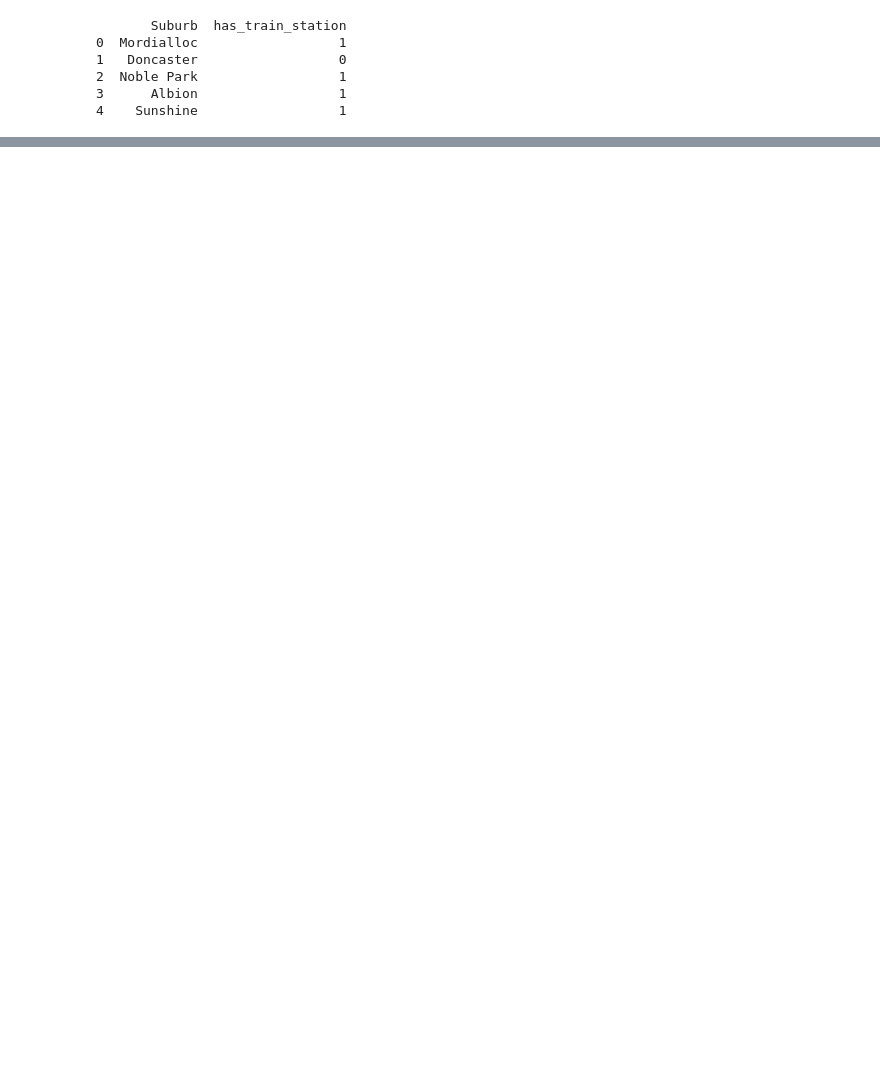
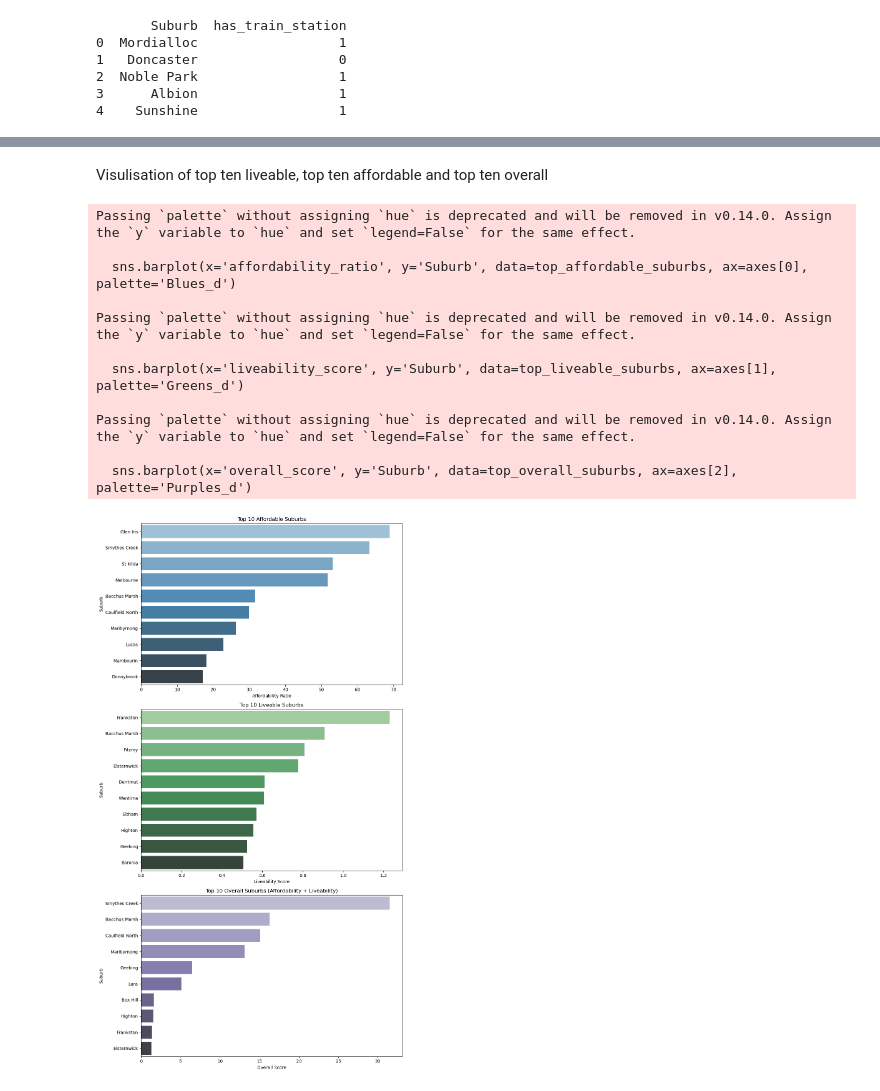
Before and after one commit to MAST30034-AppliedDataScience/project-2-group-real-estate-industry-project-19, a Jupyter notebook: notebooks/livability and affordability analysis.ipynb, the cells around one changed output, grey strips where cells are left out. Cells and saved outputs as stored; diff of their text form; code cells hidden in the pictures; blank space fills up the shorter version.

Commit message:
most liveable and affordable suburbs

```diff
--- a/notebooks/livability and affordability analysis.ipynb
+++ b/notebooks/livability and affordability analysis.ipynb
@@ -47,0 +204,57 @@ print(rental_df[['Suburb', 'has_train_station']].head())
+# %% [markdown]
+Visulisation of top ten liveable, top ten affordable and top ten overall
+# %%
+import pandas as pd
+import matplotlib.pyplot as plt
+import seaborn as sns
+
+# File path for the dataset with rankings
+grouped_data_path = '/home/Daniel Bi/project two/data/landing/rental_with_overall_scores.csv'
+
+# Step 1: Load the dataset
+grouped_df = pd.read_csv(grouped_data_path)
+
+# Step 2: Extract the top 10 suburbs for affordability, liveability, and overall score
+top_affordable_suburbs = grouped_df.sort_values('affordability_ratio', ascending=False)[['Suburb', 'affordability_ratio']].head(10)
+top_liveable_suburbs = grouped_df.sort_values('liveability_score', ascending=False)[['Suburb', 'liveability_score']].head(10)
+top_overall_suburbs = grouped_df.sort_values('overall_score', ascending=False)[['Suburb', 'overall_score']].head(10)
+
+# Step 3: Set up the figure for multiple plots
+fig, axes = plt.subplots(nrows=3, ncols=1, figsize=(10, 18))
+
+# Step 4: Plot the top 10 affordable suburbs
+sns.barplot(x='affordability_ratio', y='Suburb', data=top_affordable_suburbs, ax=axes[0], palette='Blues_d')
+axes[0].set_title('Top 10 Affordable Suburbs')
+axes[0].set_xlabel('Affordability Ratio')
+axes[0].set_ylabel('Suburb')
+
+# Step 5: Plot the top 10 liveable suburbs
+sns.barplot(x='liveability_score', y='Suburb', data=top_liveable_suburbs, ax=axes[1], palette='Greens_d')
+axes[1].set_title('Top 10 Liveable Suburbs')
+axes[1].set_xlabel('Liveability Score')
+axes[1].set_ylabel('Suburb')
+
+# Step 6: Plot the top 10 overall suburbs
+sns.barplot(x='overall_score', y='Suburb', data=top_overall_suburbs, ax=axes[2], palette='Purples_d')
+axes[2].set_title('Top 10 Overall Suburbs (Affordability + Liveability)')
+axes[2].set_xlabel('Overall Score')
+axes[2].set_ylabel('Suburb')
+
+# Step 7: Adjust layout for better appearance
+plt.tight_layout()
+
+# Step 9: Show the plot
+plt.show()
+# %% [output]
+Passing `palette` without assigning `hue` is deprecated and will be removed in v0.14.0. Assign the `y` variable to `hue` and set `legend=False` for the same effect.
+
+  sns.barplot(x='affordability_ratio', y='Suburb', data=top_affordable_suburbs, ax=axes[0], palette='Blues_d')
+
+Passing `palette` without assigning `hue` is deprecated and will be removed in v0.14.0. Assign the `y` variable to `hue` and set `legend=False` for the same effect.
+
+  sns.barplot(x='liveability_score', y='Suburb', data=top_liveable_suburbs, ax=axes[1], palette='Greens_d')
+
+Passing `palette` without assigning `hue` is deprecated and will be removed in v0.14.0. Assign the `y` variable to `hue` and set `legend=False` for the same effect.
+
+  sns.barplot(x='overall_score', y='Suburb', data=top_overall_suburbs, ax=axes[2], palette='Purples_d')
+[figure, added]
```
Also changed, not shown: parts of 3 cells of this notebook, 1 other file.
